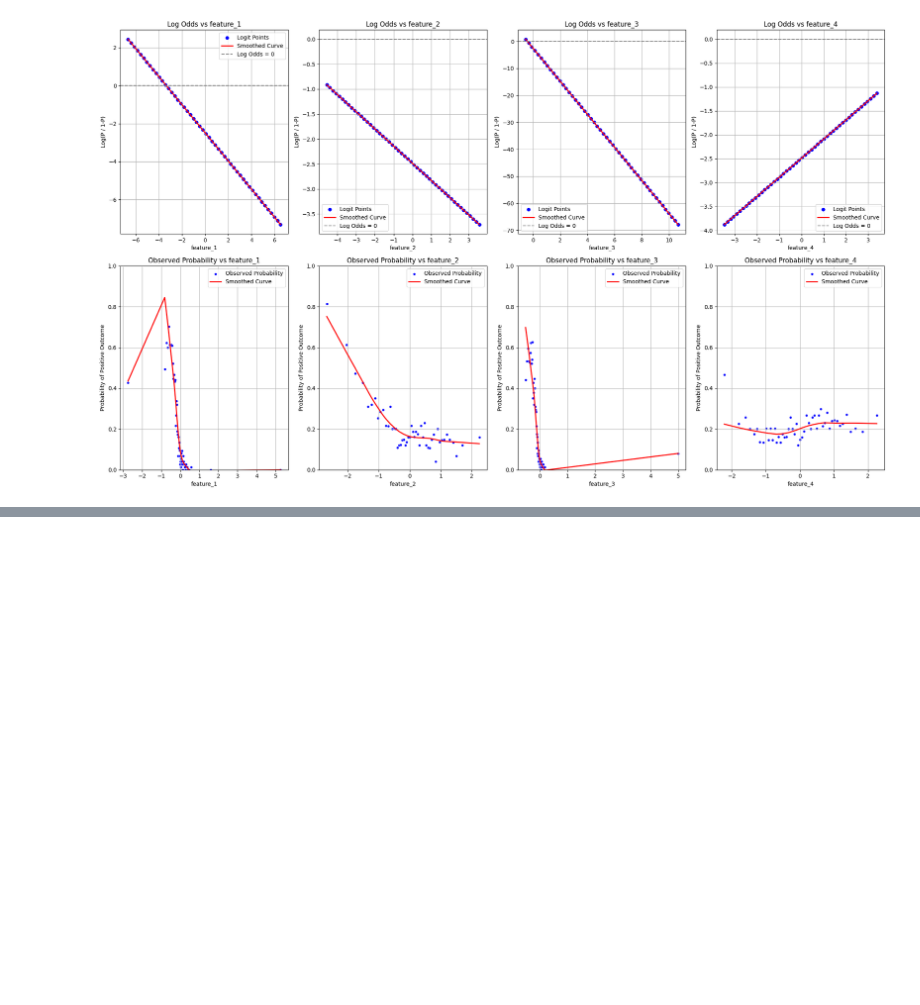
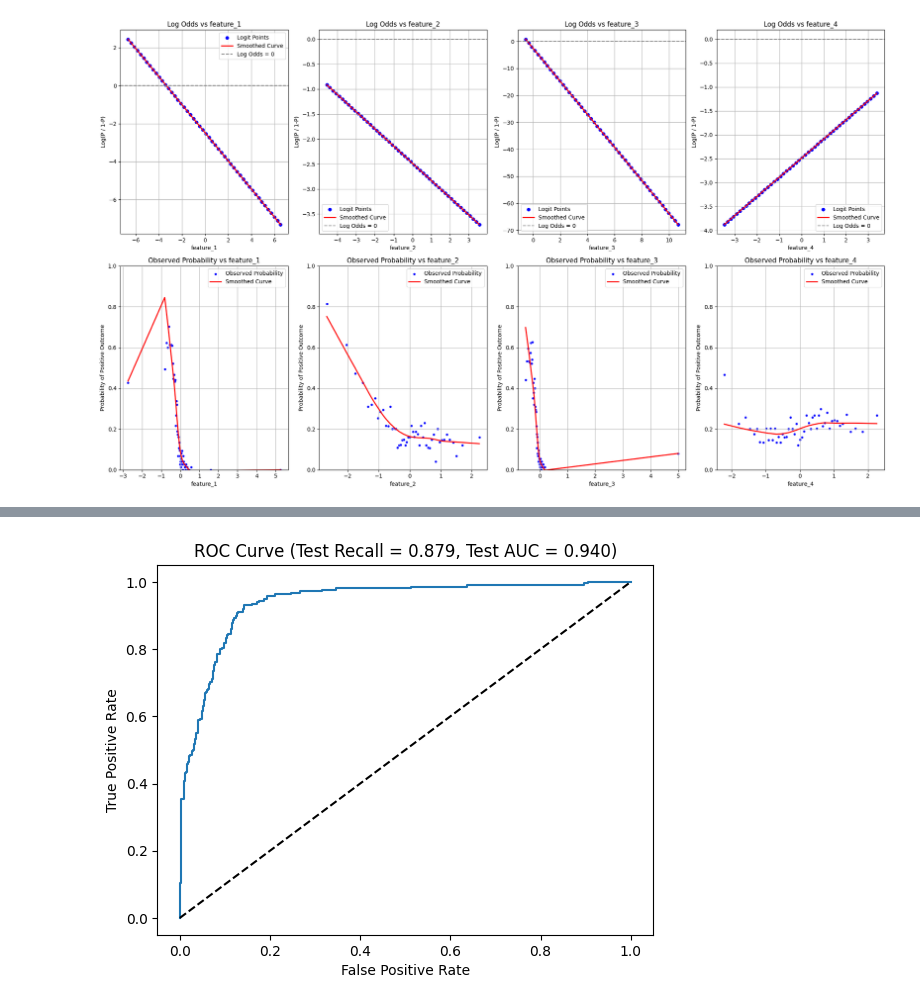
Before and after one commit to Jacob-J-Richards/DS_DA_Projects, a Jupyter notebook: 3-90+_DaysPastDue/Main.ipynb, the cells around one changed output, grey strips where cells are left out. Cells and saved outputs as stored; diff of their text form; code cells hidden in the pictures; blank space fills up the shorter version.

```diff
--- a/3-90+_DaysPastDue/Main.ipynb
+++ b/3-90+_DaysPastDue/Main.ipynb
@@ -908,0 +921,81 @@ NameError: name 'GLM' is not defined
+# %%
+from sklearn.metrics import roc_curve, recall_score, roc_auc_score, log_loss
+from sklearn.preprocessing import SplineTransformer
+from sklearn.linear_model import LogisticRegression
+import numpy as np
+
+features = ['feature_1', 'feature_2', 'feature_3', 'feature_4']
+regular_interactions = [['feature_1', 'feature_2'], ['feature_2', 'feature_3'], ['feature_2', 'feature_4'],
+                       ['feature_1', 'feature_3'], ['feature_3', 'feature_4']]
+
+X_train = train[features]
+X_test = test[features]
+y_train = train['y']
+y_test = test['y']
+
+X_train_final = np.hstack([
+    X_train,
+    *[(train[interaction[0]] * train[interaction[1]]).values.reshape(-1, 1) for interaction in regular_interactions]
+])
+
+X_test_final = np.hstack([
+    X_test,
+    *[(test[interaction[0]] * test[interaction[1]]).values.reshape(-1, 1) for interaction in regular_interactions]
+])
+
+model = LogisticRegression(max_iter=1, warm_start=True, solver='saga', random_state=42, C=0.01)
+
+train_losses = []
+test_losses = []
+n_epochs = 100
+
+for epoch in range(n_epochs):
+    model.fit(X_train_final, y_train)
+    train_pred_proba = model.predict_proba(X_train_final)[:, 1]
+    test_pred_proba = model.predict_proba(X_test_final)[:, 1]
+
+    train_loss = log_loss(y_train, train_pred_proba)
+    test_loss = log_loss(y_test, test_pred_proba)
+
+    train_losses.append(train_loss)
+    test_losses.append(test_loss)
+
+feature_names = features.copy()
+feature_names.extend([f"{interaction[0]}_x_{interaction[1]}" for interaction in regular_interactions])
+
+coefficients = pd.DataFrame({
+    'Feature': feature_names,
+    'Coefficient': model.coef_[0]
+})
+print("\nModel Coefficients:")
+print(coefficients)
+
+fpr, tpr, thresholds = roc_curve(y_test, test_pred_proba)
+optimal_threshold = thresholds[np.argmin(np.abs(fpr - (1-tpr)))]
+y_pred = (test_pred_proba >= optimal_threshold).astype(int)
+
+final_recall = recall_score(y_test, y_pred)
+final_auc = roc_auc_score(y_test, test_pred_proba)
+
+plt.plot(fpr, tpr)
+plt.plot([0, 1], [0, 1], 'k--')
+plt.xlabel('False Positive Rate')
+plt.ylabel('True Positive Rate')
+plt.title(f'ROC Curve (Test Recall = {final_recall:.3f}, Test AUC = {final_auc:.3f})')
+plt.show()
+
+print(f"Optimal threshold: {optimal_threshold:.3f}")
+print(f"Final test recall at optimal threshold: {final_recall:.3f}")
+print(f"Final test AUC: {final_auc:.3f}")
+
+plt.figure(figsize=(8, 6))
+epochs = range(1, n_epochs + 1)
+plt.plot(epochs, train_losses, label='Train Log Loss')
+plt.plot(epochs, test_losses, label='Test Log Loss')
+plt.xlabel('Epoch')
+plt.ylabel('Log Loss')
+plt.title('Log Loss Curve by Epoch for Logistic Regression')
+plt.grid(True)
+plt.legend()
+plt.show()
+# %% [output]
@@ -908,0 +1013 @@ NameError: name 'GLM' is not defined
+[figure, added]
```
Also changed, not shown: parts of 5 cells of this notebook, 4 other files.
